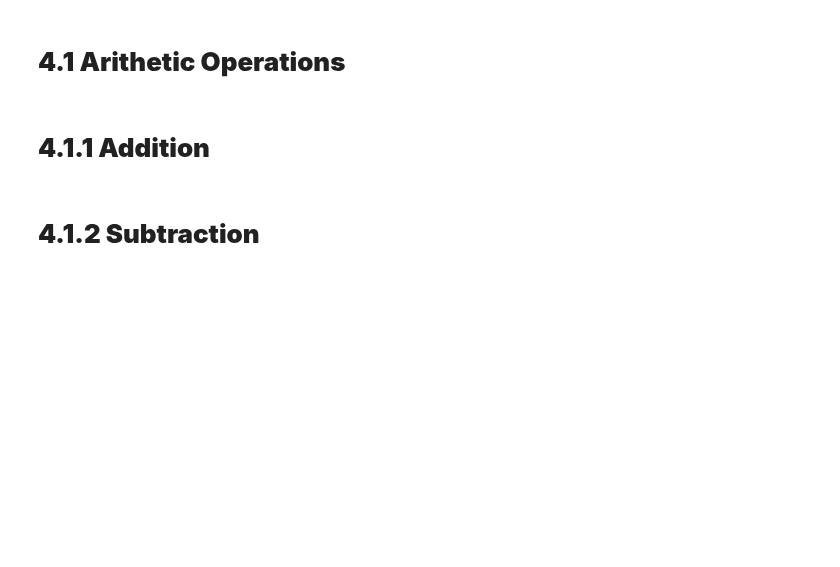
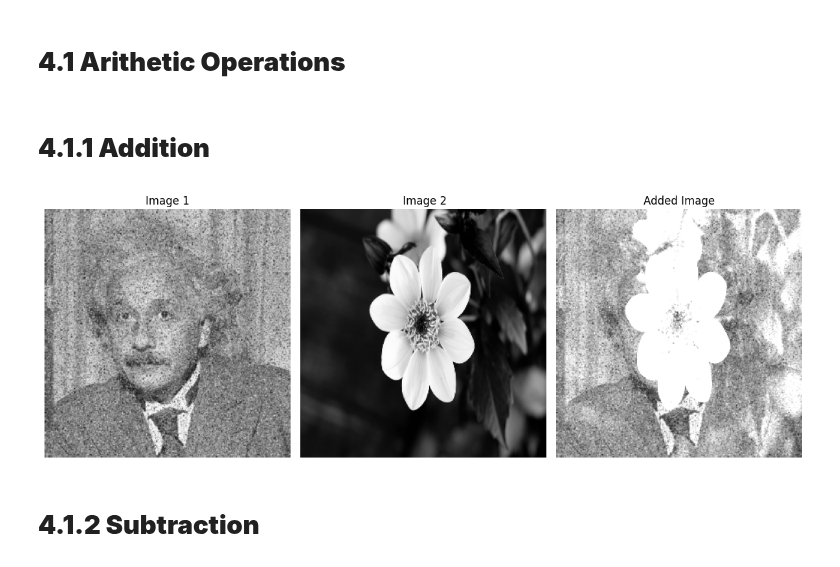
Before and after one commit to avashkharel7/IPPR, a Jupyter notebook: lab4-arithmethic-logical-and-set-operations.ipynb, the cells around one changed output. Drawn from its saved outputs; the diff is of its cells as text; code cells hidden in the pictures; blank space fills up the shorter version.

Commit message:
Kaggle Notebook | Lab4- Arithmethic, logical and set operations | Version 2

```diff
--- a/lab4-arithmethic-logical-and-set-operations.ipynb
+++ b/lab4-arithmethic-logical-and-set-operations.ipynb
@@ -7,10 +8,28 @@ import cv2
 # %% [markdown]
 # **4.1.1 Addition**
 # %%
-img1= cv2.imread('/kaggle/input/datasets/abhashkharel7/imageippr/apple.jpeg')
+img1= cv2.imread('/kaggle/input/datasets/abhashkharel7/imageippr/einstein.jpg')
 img2= cv2.imread('/kaggle/input/datasets/abhashkharel7/imageippr/flower.jpg')
 img2= cv2.resize(img2,(img1.shape[1],img1.shape[0]))
 added_image= cv2.add(img1,img2)
+# %%
+plt.figure(figsize=(12, 5))
+plt.subplot(1, 3, 1)
+plt.imshow(img1, cmap='gray')
+plt.title('Image 1')
+plt.axis('off')
+plt.subplot(1, 3, 2)
+plt.imshow(img2, cmap='gray')
+plt.title(' Image 2')
+plt.axis('off')
+plt.subplot(1, 3, 3)
+plt.imshow(added_image, cmap='gray')
+plt.title('Added Image')
+plt.axis('off')
+plt.tight_layout()
+plt.show()
+# %% [output]
+[figure, added]
 # %% [markdown]
 # **4.1.2 Subtraction**
 # %%
```
Also changed, not shown: parts of 10 cells of this notebook.
